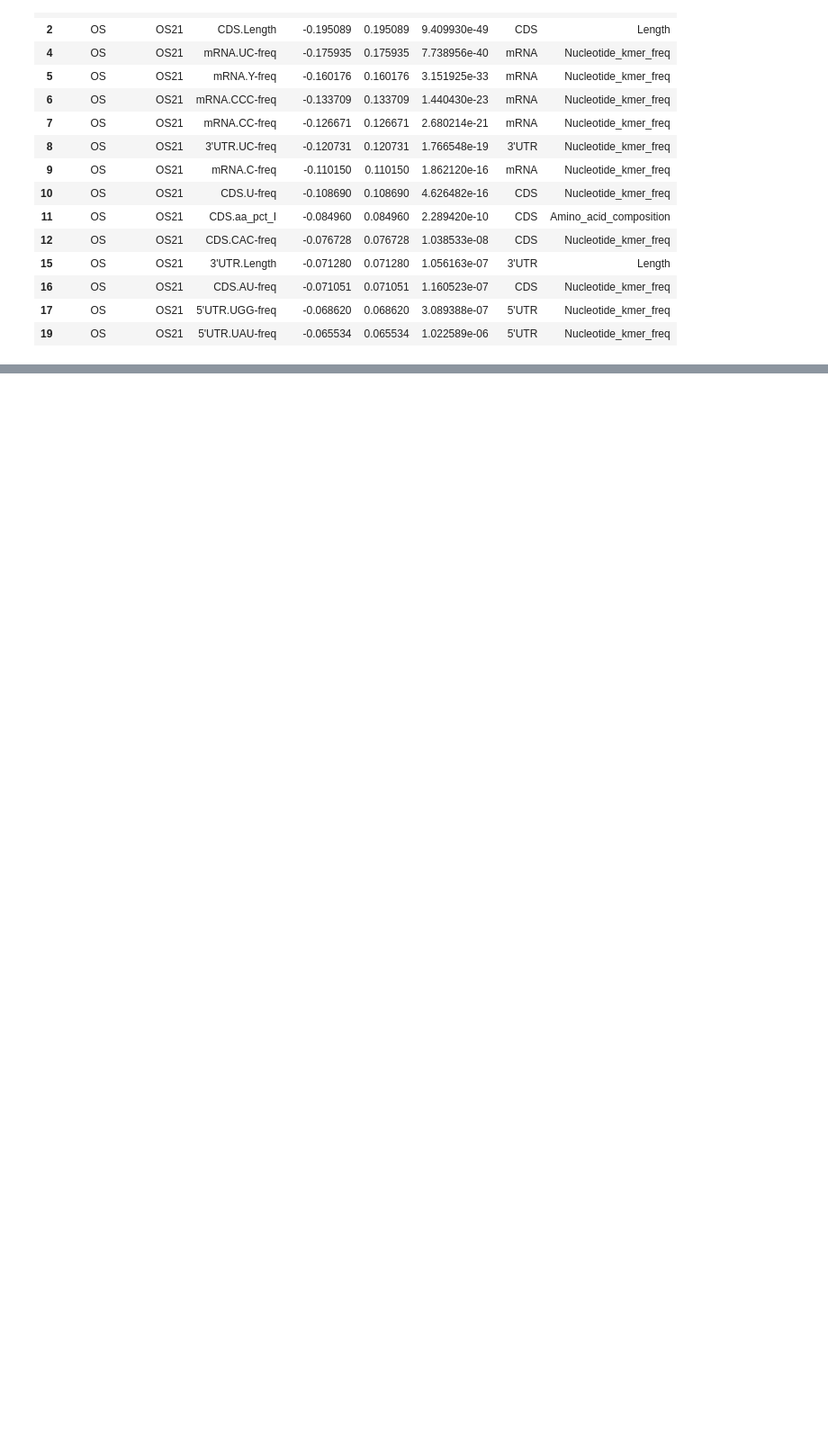
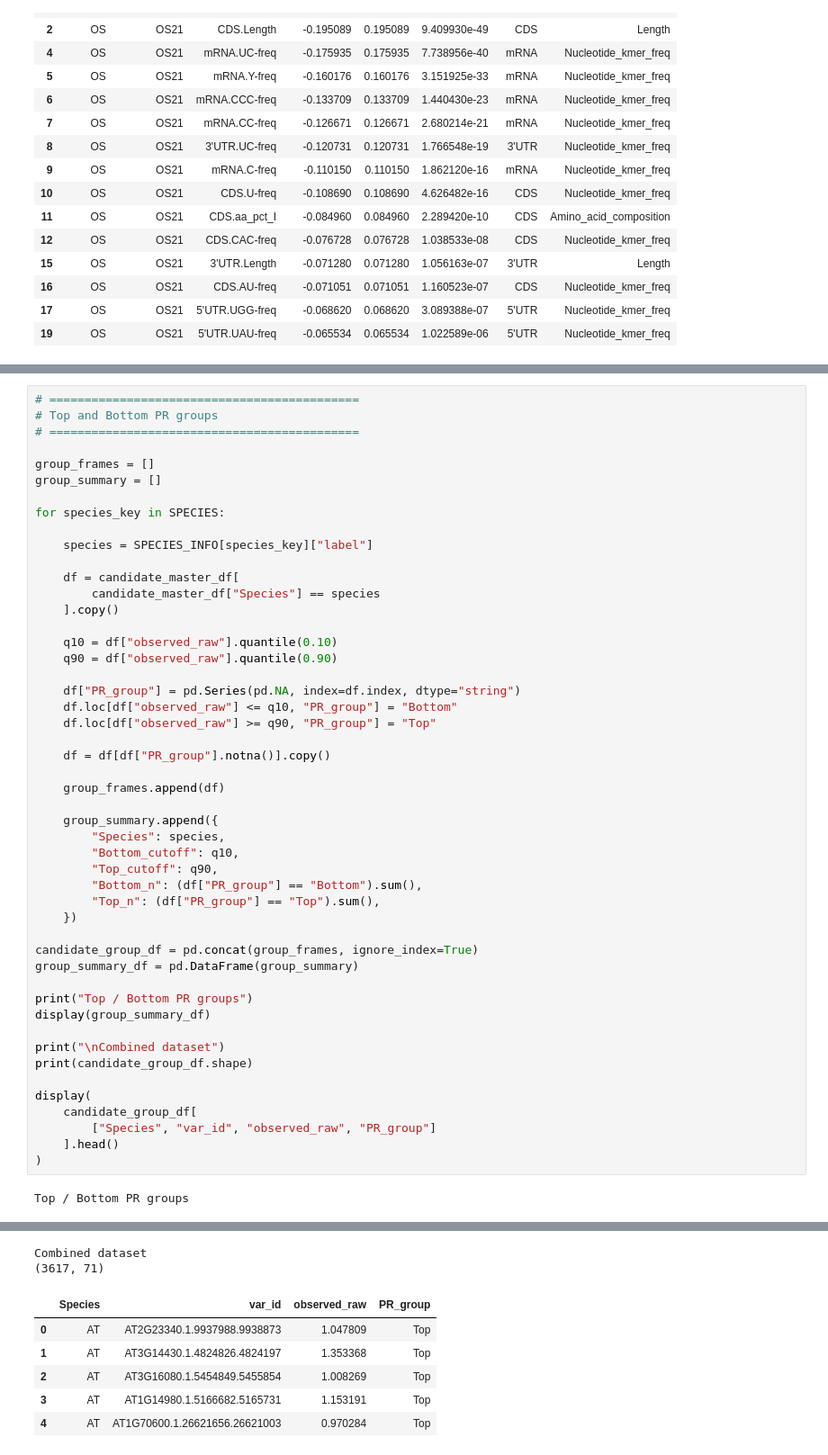
Before and after one commit to ih-11/regression, a Jupyter notebook: notebooks/analysis5_step1.ipynb, the cells around one changed output, grey strips where cells are left out. Shown at 90% size. Saved outputs shown, nothing was run; the diff lists cells and outputs as text; blank space fills up the shorter version.

```diff
--- a/notebooks/analysis5_step1.ipynb
+++ b/notebooks/analysis5_step1.ipynb
@@ -2240,0 +2327,51 @@ Top negative associations
+# %%
+# ============================================
+# Top and Bottom PR groups
+# ============================================
+
+group_frames = []
+group_summary = []
+
+for species_key in SPECIES:
+
+    species = SPECIES_INFO[species_key]["label"]
+
+    df = candidate_master_df[
+        candidate_master_df["Species"] == species
+    ].copy()
+
+    q10 = df["observed_raw"].quantile(0.10)
+    q90 = df["observed_raw"].quantile(0.90)
+
+    df["PR_group"] = pd.Series(pd.NA, index=df.index, dtype="string")
+    df.loc[df["observed_raw"] <= q10, "PR_group"] = "Bottom"
+    df.loc[df["observed_raw"] >= q90, "PR_group"] = "Top"
+
+    df = df[df["PR_group"].notna()].copy()
+
+    group_frames.append(df)
+
+    group_summary.append({
+        "Species": species,
+        "Bottom_cutoff": q10,
+        "Top_cutoff": q90,
+        "Bottom_n": (df["PR_group"] == "Bottom").sum(),
+        "Top_n": (df["PR_group"] == "Top").sum(),
+    })
+
+candidate_group_df = pd.concat(group_frames, ignore_index=True)
+group_summary_df = pd.DataFrame(group_summary)
+
+print("Top / Bottom PR groups")
+display(group_summary_df)
+
+print("\nCombined dataset")
+print(candidate_group_df.shape)
+
+display(
+    candidate_group_df[
+        ["Species", "var_id", "observed_raw", "PR_group"]
+    ].head()
+)
+# %% [output]
+Top / Bottom PR groups
@@ -2240,0 +2382,8 @@ Top negative associations
+Combined dataset
+(3617, 71)
+|  | Species | var_id | observed_raw | PR_group |
+| 0 | AT | AT2G23340.1.9937988.9938873 | 1.047809 | Top |
+| 1 | AT | AT3G14430.1.4824826.4824197 | 1.353368 | Top |
+| 2 | AT | AT3G16080.1.5454849.5455854 | 1.008269 | Top |
+| 3 | AT | AT1G14980.1.5166682.5165731 | 1.153191 | Top |
+| 4 | AT | AT1G70600.1.26621656.26621003 | 0.970284 | Top |
```
Also changed, not shown: parts of 2 cells of this notebook.
